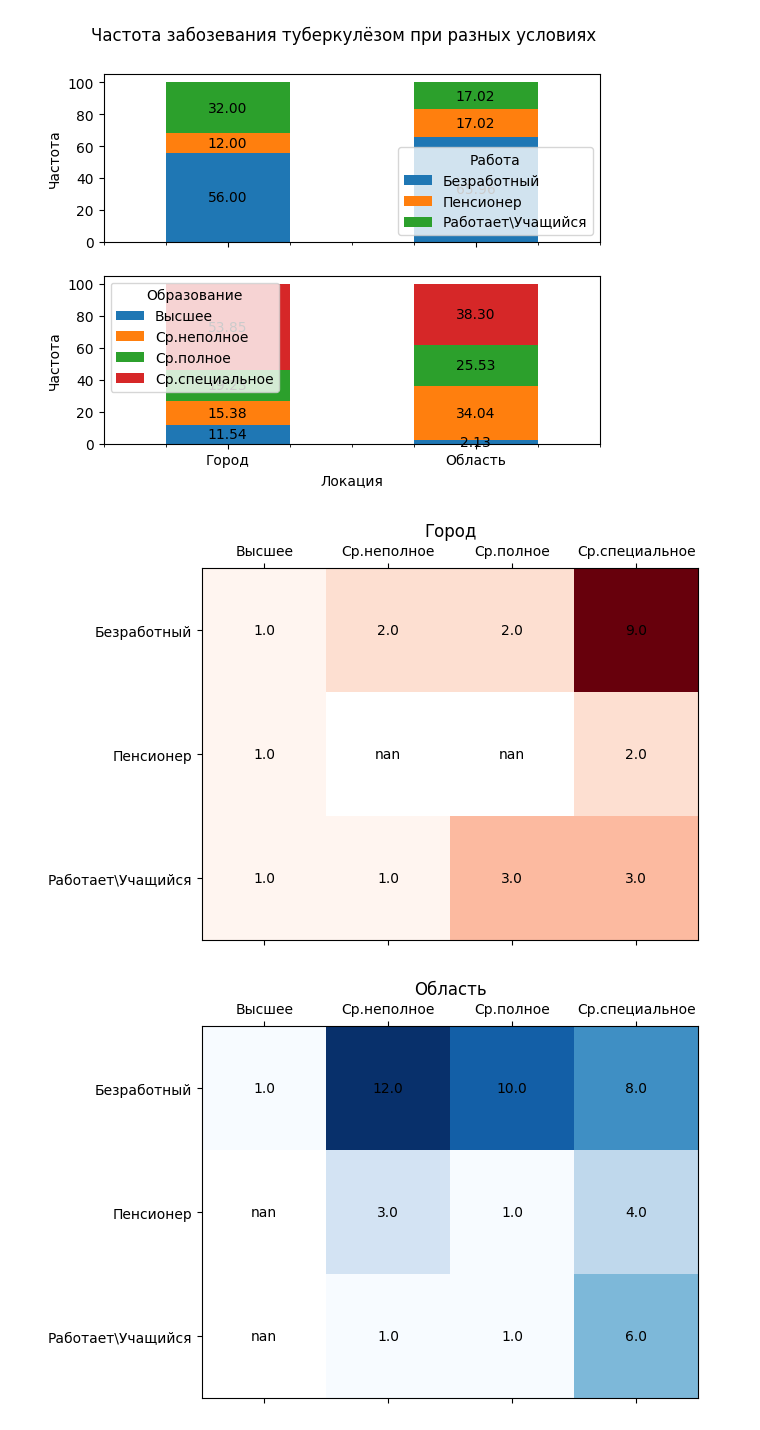
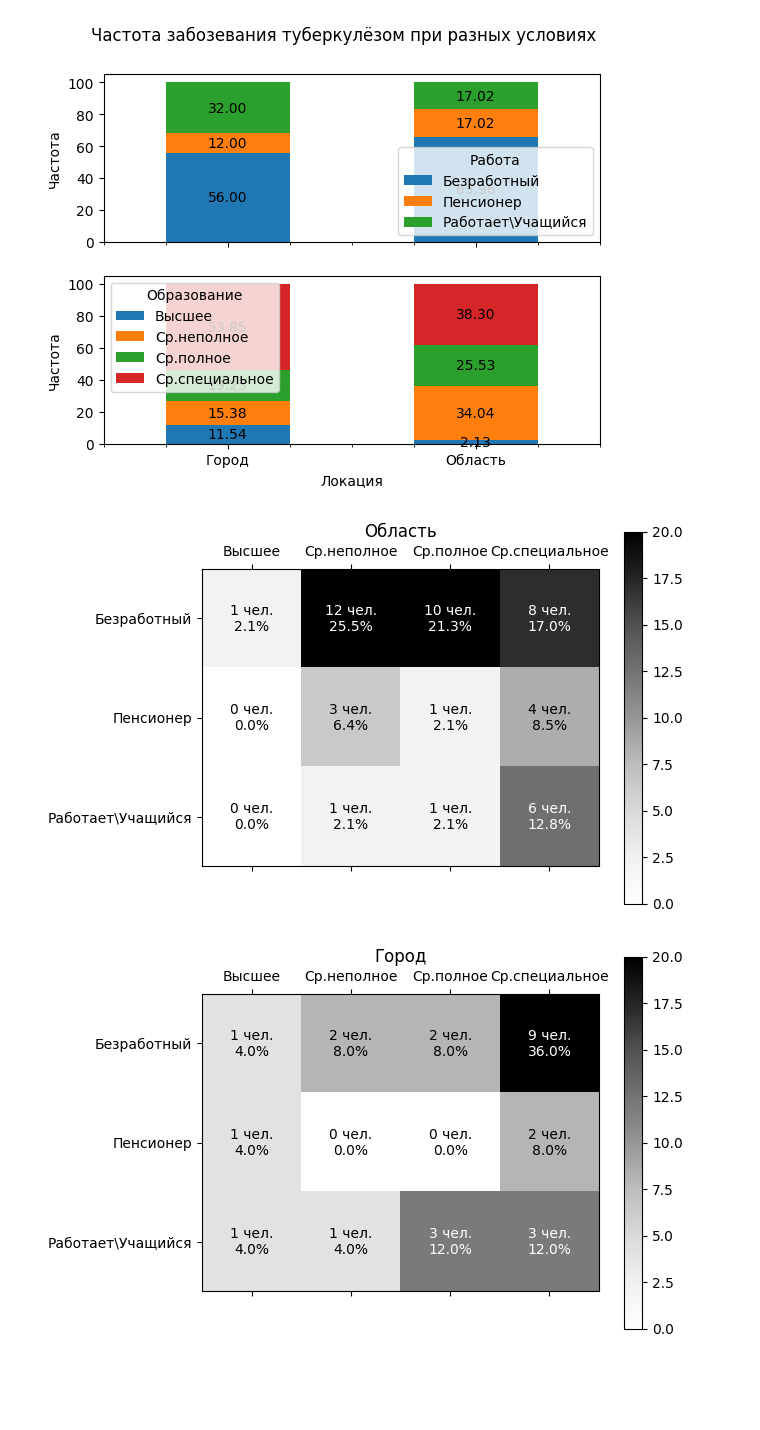
Before and after one commit to D-314/cyber-tuber, a Jupyter notebook: processing.ipynb, the cells around one changed output. Drawn from its saved outputs; the diff is of its cells as text; code cells hidden in the pictures; blank space fills up the shorter version.

```diff
--- a/processing.ipynb
+++ b/processing.ipynb
@@ -109,37 +117,37 @@ plt.show()
 del grouped,work_freq,edu_freq,i,fig,ax1,ax2
 # %% [output]
 [figure]
-# %%
-# Заменяем NaN на строку 'N/A'
-#df = df.fillna('N/A')
-
-# Считаем количество значений в каждой группе
-counts = df.groupby(['Локация', 'Работа', 'Образование']).size().reset_index(name='count')
-
-# Создаем три отдельных массива значений для каждой локации
-loc_a = counts[counts['Локация'] == 'Город'].pivot(index='Работа', columns='Образование', values='count')
-loc_b = counts[counts['Локация'] == 'Область'].pivot(index='Работа', columns='Образование', values='count')
-
-# Создаем график для локации A
-plt.matshow(loc_a, cmap='Reds')
-plt.xticks(np.arange(len(loc_a.columns)), loc_a.columns)
-plt.yticks(np.arange(len(loc_a.index)), loc_a.index)
-plt.title('Город')
-for i in range(len(loc_a.index)):
-    for j in range(len(loc_a.columns)):
-        plt.text(j, i, loc_a.iloc[i, j], ha='center', va='center', color='black')
-
-# Создаем график для локации B
-plt.matshow(loc_b, cmap='Blues')
-plt.xticks(np.arange(len(loc_b.columns)), loc_b.columns)
-plt.yticks(np.arange(len(loc_b.index)), loc_b.index)
-plt.title('Область')
-for i in range(len(loc_b.index)):
-    for j in range(len(loc_b.columns)):
-        plt.text(j, i, loc_b.iloc[i, j], ha='center', va='center', color='black')
-
-plt.show()
-# %% [output]
-[figure, removed]
-[figure, removed]
+# %%
+col0 = "\u041B\u043E\u043A\u0430\u0446\u0438\u044F" #@param ["Локация", "Регион", "Работа", "Образование", "Форма туберкулёза", "Исход"]
+norm_after_grouping = True #@param {type:"boolean"}
+col1 = "\u0420\u0430\u0431\u043E\u0442\u0430" #@param ["Локация", "Регион", "Работа", "Образование", "Форма туберкулёза", "Исход"]
+col2 = "\u041E\u0431\u0440\u0430\u0437\u043E\u0432\u0430\u043D\u0438\u0435" #@param ["Локация", "Регион", "Работа", "Образование", "Форма туберкулёза", "Исход"]
+
+freqs = df.groupby([col0, col1, col2]).size()
+
+# Получение нормализованных частот
+norm_freqs = 100 * freqs / freqs.sum()
+max = np.floor(np.ceil(norm_freqs.max() / 10) * 10)
+
+# Построение двухмерных графиков
+for loc in df[col0].dropna().unique():
+  subset = freqs[loc].unstack().fillna(0)
+  if norm_after_grouping:
+    norm_freqs[loc] = 100 * freqs[loc] / freqs[loc].sum()
+  subset_norm = norm_freqs[loc].unstack().fillna(0)
+  plt.matshow(subset_norm, cmap='Greys', vmin=0, vmax=max)
+  plt.title(loc)
+  ax = plt.gca()
+  # Добавляем надписи
+  for (((i,j),z1),((_,_),z2)) in zip(np.ndenumerate(subset), np.ndenumerate(subset_norm)):
+      text_color = 'white' if subset_norm.iloc[i, j] > 10 else 'black'
+      ax.text(j, i, '{:d} чел.\n{:0.1f}%'.format(int(z1), z2), ha='center', va='center', color=text_color)
+  plt.xticks(range(len(subset_norm.columns)), subset_norm.columns)
+  plt.yticks(range(len(subset_norm.index)), subset_norm.index)
+  plt.colorbar()
+  plt.show()
+del freqs,norm_freqs,subset,subset_norm,i,j,z1,z2,loc,ax,text_color,max,col0,col1,col2,norm_after_grouping
+# %% [output]
+[figure, added]
+[figure, added]
 # %%
```
Also changed, not shown: parts of 4 cells of this notebook.
